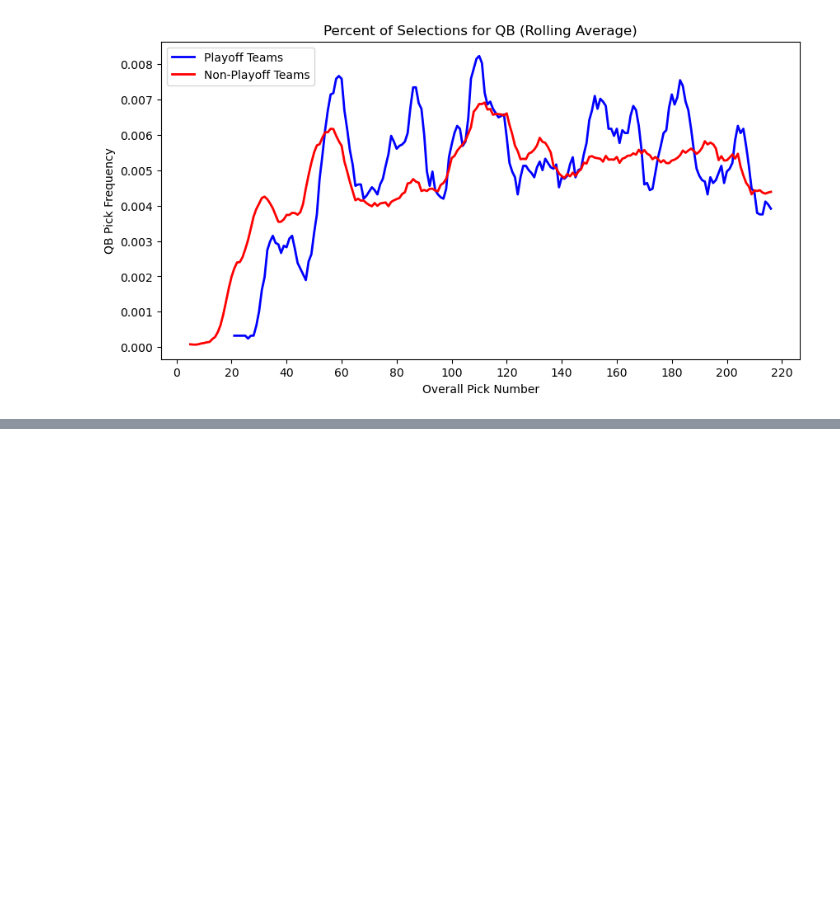
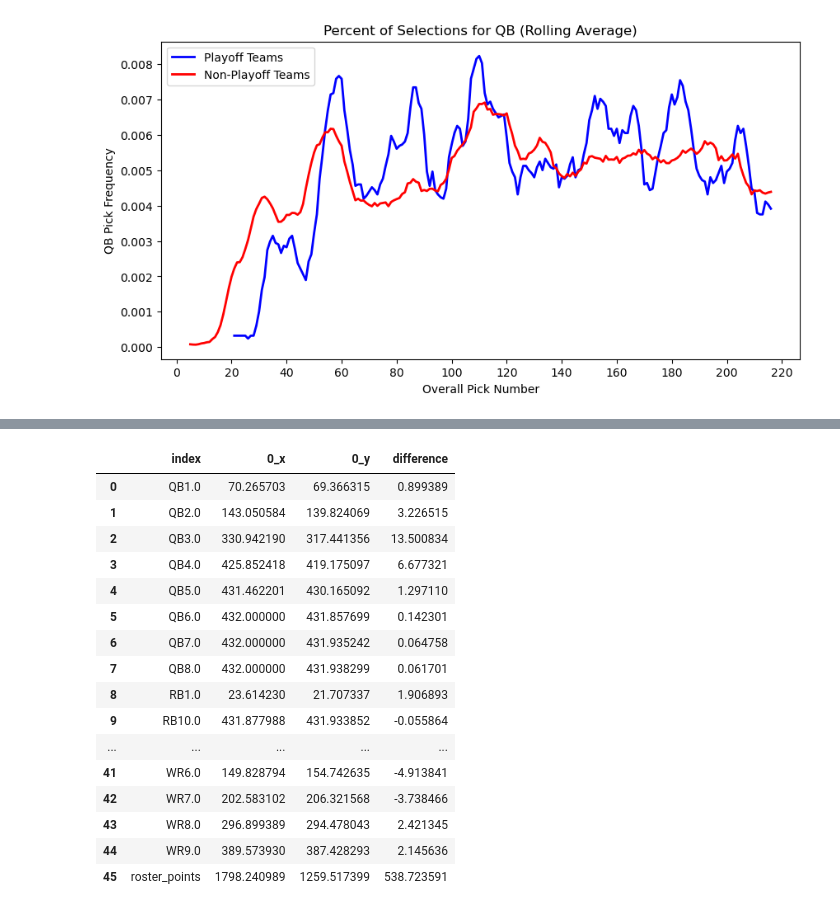
Before and after one commit to jackdepree/FFInsights, a Jupyter notebook: code/best_ball_mania_eda.ipynb, the cells around one changed output, grey strips where cells are left out. Saved outputs shown, nothing was run; the diff lists cells and outputs as text; code cells hidden in the pictures; blank space fills up the shorter version.

```diff
--- a/code/best_ball_mania_eda.ipynb
+++ b/code/best_ball_mania_eda.ipynb
@@ -480,0 +552,36 @@ See the caveats in the documentation: https://pandas.pydata.org/pandas-docs/stab
+# %%
+df = ordinal_ranks(data, drop_columns=False)
+top10 = df['roster_points'].quantile(0.9)
+bottom10 = df['roster_points'].quantile(0.1)
+
+# Filter the top 10% and bottom 10% of teams
+top = df[df['roster_points'] >= top10]
+bottom = df[df['roster_points'] <= bottom10]
+
+# Average the top 10% and bottom 10% of teams
+top = top.mean().reset_index()
+bottom = bottom.mean().reset_index()
+
+# Find the difference between the top 10% and bottom 10% of teams
+diff = top.merge(bottom, on='index')
+diff['difference'] = diff['0_x'] - diff['0_y']
+
+diff
+# %% [output]
+|  | index | 0_x | 0_y | difference |
+| 0 | QB1.0 | 70.265703 | 69.366315 | 0.899389 |
+| 1 | QB2.0 | 143.050584 | 139.824069 | 3.226515 |
+| 2 | QB3.0 | 330.942190 | 317.441356 | 13.500834 |
+| 3 | QB4.0 | 425.852418 | 419.175097 | 6.677321 |
+| 4 | QB5.0 | 431.462201 | 430.165092 | 1.297110 |
+| 5 | QB6.0 | 432.000000 | 431.857699 | 0.142301 |
+| 6 | QB7.0 | 432.000000 | 431.935242 | 0.064758 |
+| 7 | QB8.0 | 432.000000 | 431.938299 | 0.061701 |
+| 8 | RB1.0 | 23.614230 | 21.707337 | 1.906893 |
+| 9 | RB10.0 | 431.877988 | 431.933852 | -0.055864 |
+| ... | ... | ... | ... | ... |
+| 41 | WR6.0 | 149.828794 | 154.742635 | -4.913841 |
+| 42 | WR7.0 | 202.583102 | 206.321568 | -3.738466 |
+| 43 | WR8.0 | 296.899389 | 294.478043 | 2.421345 |
+| 44 | WR9.0 | 389.573930 | 387.428293 | 2.145636 |
+| 45 | roster_points | 1798.240989 | 1259.517399 | 538.723591 |
```
Also changed, not shown: parts of 4 cells of this notebook, 33 other files.
